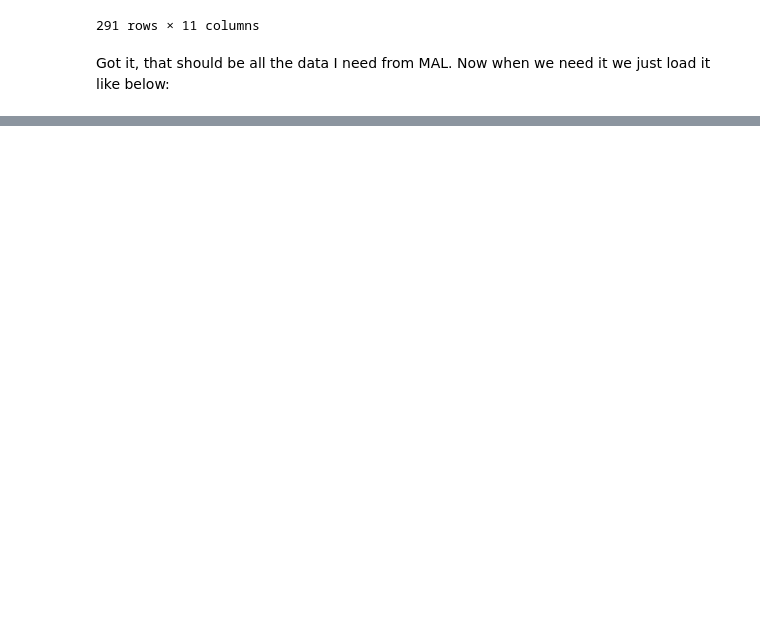
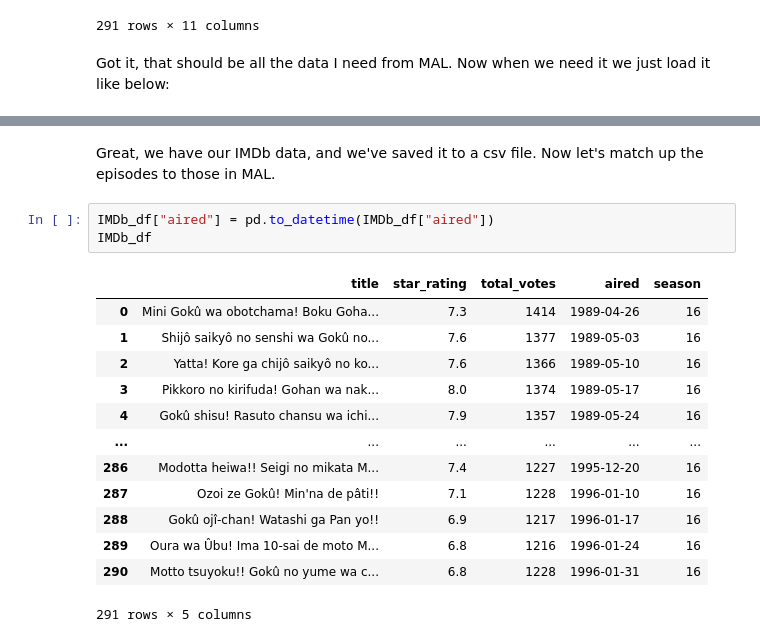
Before and after one commit to finn-okeeffe/best-dbz-episode, a Jupyter notebook: getting_data.ipynb, the cells around one changed output, grey strips where cells are left out. Drawn from its saved outputs; the diff is of its cells as text; blank space fills up the shorter version.

```diff
--- a/getting_data.ipynb
+++ b/getting_data.ipynb
@@ -299,0 +279,19 @@ Great, we have our IMDb data, and we've saved it to a csv file. Now let's see wh
+# %% [markdown]
+Great, we have our IMDb data, and we've saved it to a csv file. Now let's match up the episodes to those in MAL.
+# %%
+IMDb_df["aired"] = pd.to_datetime(IMDb_df["aired"])
+IMDb_df
+# %% [output]
+|  | title | star_rating | total_votes | aired | season |
+| 0 | Mini Gokû wa obotchama! Boku Goha... | 7.3 | 1414 | 1989-04-26 | 16 |
+| 1 | Shijô saikyô no senshi wa Gokû no... | 7.6 | 1377 | 1989-05-03 | 16 |
+| 2 | Yatta! Kore ga chijô saikyô no ko... | 7.6 | 1366 | 1989-05-10 | 16 |
+| 3 | Pikkoro no kirifuda! Gohan wa nak... | 8.0 | 1374 | 1989-05-17 | 16 |
+| 4 | Gokû shisu! Rasuto chansu wa ichi... | 7.9 | 1357 | 1989-05-24 | 16 |
+| ... | ... | ... | ... | ... | ... |
+| 286 | Modotta heiwa!! Seigi no mikata M... | 7.4 | 1227 | 1995-12-20 | 16 |
+| 287 | Ozoi ze Gokû! Min'na de pâti!! | 7.1 | 1228 | 1996-01-10 | 16 |
+| 288 | Gokû ojî-chan! Watashi ga Pan yo!! | 6.9 | 1217 | 1996-01-17 | 16 |
+| 289 | Oura wa Ûbu! Ima 10-sai de moto M... | 6.8 | 1216 | 1996-01-24 | 16 |
+| 290 | Motto tsuyoku!! Gokû no yume wa c... | 6.8 | 1228 | 1996-01-31 | 16 |
+291 rows × 5 columns
```
Also changed, not shown: parts of 10 cells of this notebook, 1 other file.
